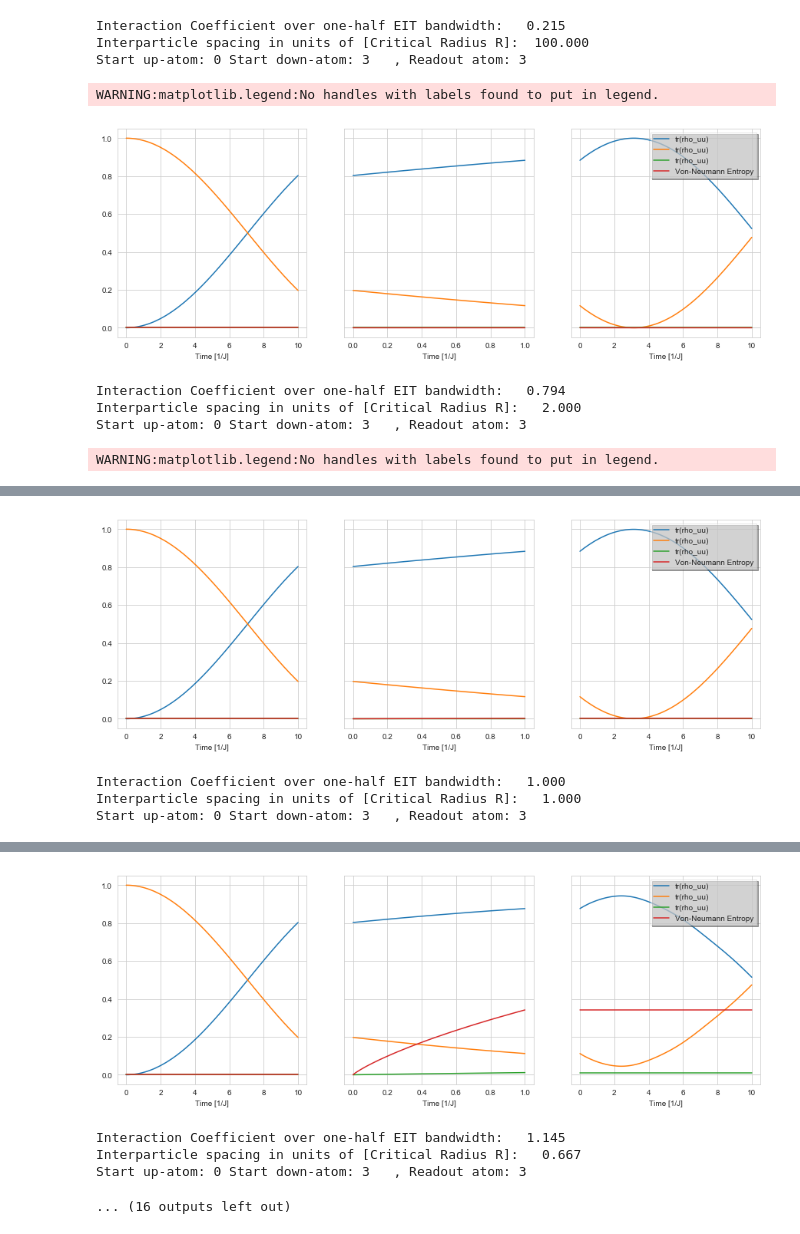
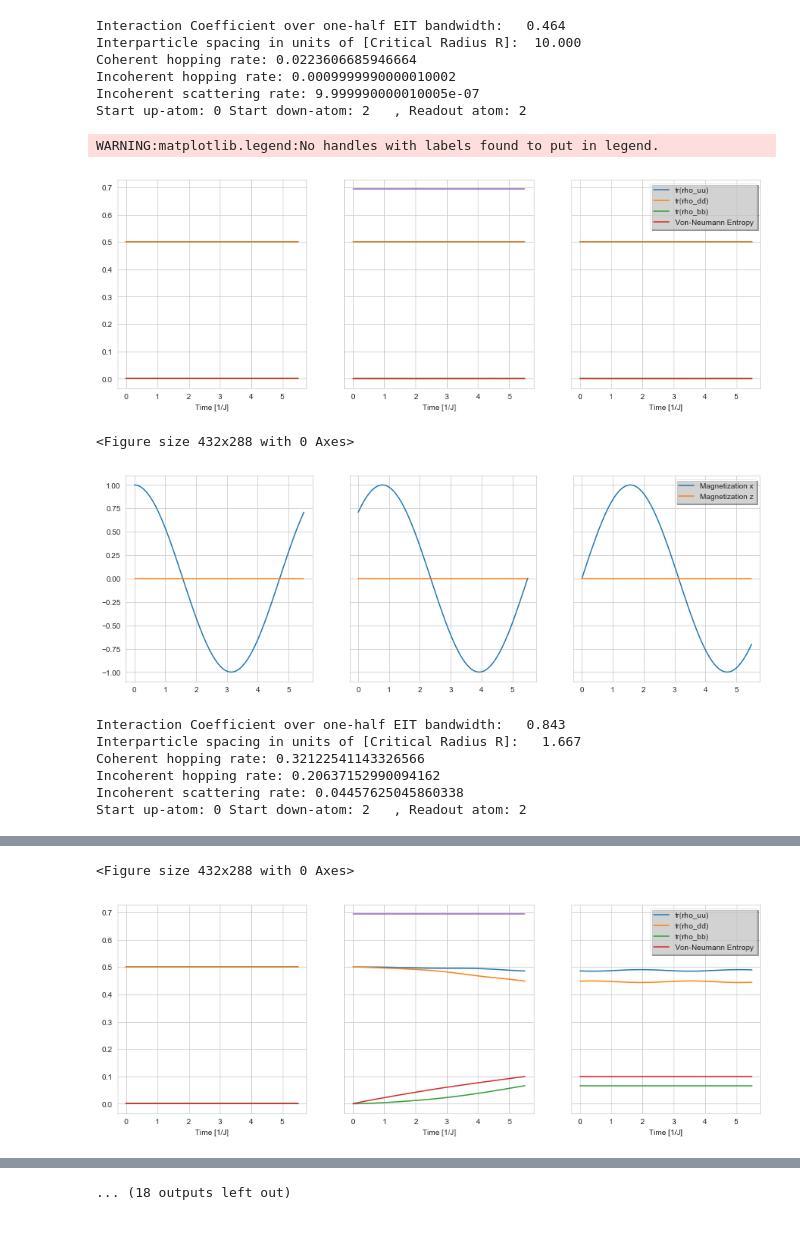
Before and after one commit to salzinger/AnticommutatorExtraction, a Jupyter notebook: AnticommutatorExtract.ipynb, the cells around one changed output, grey strips where cells are left out. Saved outputs shown, nothing was run; the diff lists cells and outputs as text; code cells hidden in the pictures.

Commit message:
Added Productstates for z-basis (one up one down) and x-basis (two "up"), as well as Magnetization in x and z direction

```diff
--- a/AnticommutatorExtract.ipynb
+++ b/AnticommutatorExtract.ipynb
@@ -11,28 +11,38 @@ from qutip.solver import Options, Result, config, _solver_safety_check
 # %%
 importlib.reload(Antiprint)
 
 N=4
 a=1
 timesteps=20
 ntraj=200
 statelist=[]
 opts=Options(store_states=True,store_final_state=True,ntraj=200)
 
 disavgs=1
 i=1
-radii=[0.01,0.5,1.0,1.5,2,2.5,3]
+radii=[0.1,0.6,1.0,1.4,3]
 start_up_atom = 0
-start_down_atom=3
-read_out_atom = 3
+start_down_atom=2
+read_out_atom = 2
+realtime = 5.5
+start_state=Antiprint.productstateX(start_up_atom,start_down_atom, N)
+perturb_duration=realtime
 
-Antiprint.call(N,radii,start_up_atom,start_down_atom,read_out_atom)
+Antiprint.call(N,radii,start_up_atom,start_down_atom,read_out_atom,realtime,start_state,perturb_duration)
 # %% [output]
-Interaction Coefficient over one-half EIT bandwidth:   0.215
-Interparticle spacing in units of [Critical Radius R]:  100.000
-Start up-atom: 0 Start down-atom: 3   , Readout atom: 3
+Interaction Coefficient over one-half EIT bandwidth:   0.464
+Interparticle spacing in units of [Critical Radius R]:  10.000
+Coherent hopping rate: 0.0223606685946664
+Incoherent hopping rate: 0.0009999990000010002
+Incoherent scattering rate: 9.999990000010005e-07
+Start up-atom: 0 Start down-atom: 2   , Readout atom: 2
 WARNING:matplotlib.legend:No handles with labels found to put in legend.
-[figure, old version]
+[figure, new version]
-Interaction Coefficient over one-half EIT bandwidth:   0.794
-Interparticle spacing in units of [Critical Radius R]:   2.000
-Start up-atom: 0 Start down-atom: 3   , Readout atom: 3
+<Figure size 432x288 with 0 Axes>
+[figure, new version]
-WARNING:matplotlib.legend:No handles with labels found to put in legend.
+Interaction Coefficient over one-half EIT bandwidth:   0.843
+Interparticle spacing in units of [Critical Radius R]:   1.667
+Coherent hopping rate: 0.32122541143326566
+Incoherent hopping rate: 0.20637152990094162
+Incoherent scattering rate: 0.04457625045860338
+Start up-atom: 0 Start down-atom: 2   , Readout atom: 2
@@ -40,4 +50,2 @@ WARNING:matplotlib.legend:No handles with labels found to put in legend.
-[figure, old version]
-Interaction Coefficient over one-half EIT bandwidth:   1.000
-Interparticle spacing in units of [Critical Radius R]:   1.000
-Start up-atom: 0 Start down-atom: 3   , Readout atom: 3
+<Figure size 432x288 with 0 Axes>
+[figure, new version]
@@ -46,5 +60 @@ WARNING:matplotlib.legend:No handles with labels found to put in legend.
-[figure, old version]
-Interaction Coefficient over one-half EIT bandwidth:   1.145
-Interparticle spacing in units of [Critical Radius R]:   0.667
-Start up-atom: 0 Start down-atom: 3   , Readout atom: 3
+... (18 outputs left out)
-... (16 outputs left out)
```
Also changed, not shown: parts of 6 cells of this notebook, 1 other file.
